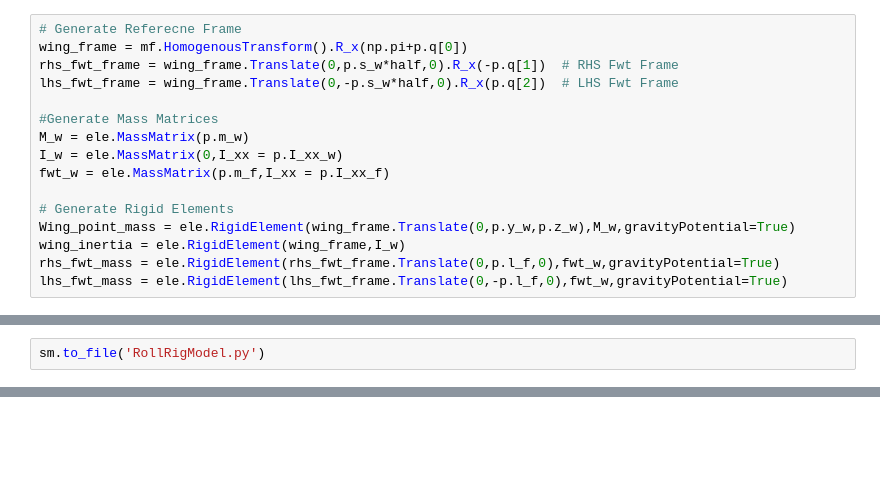
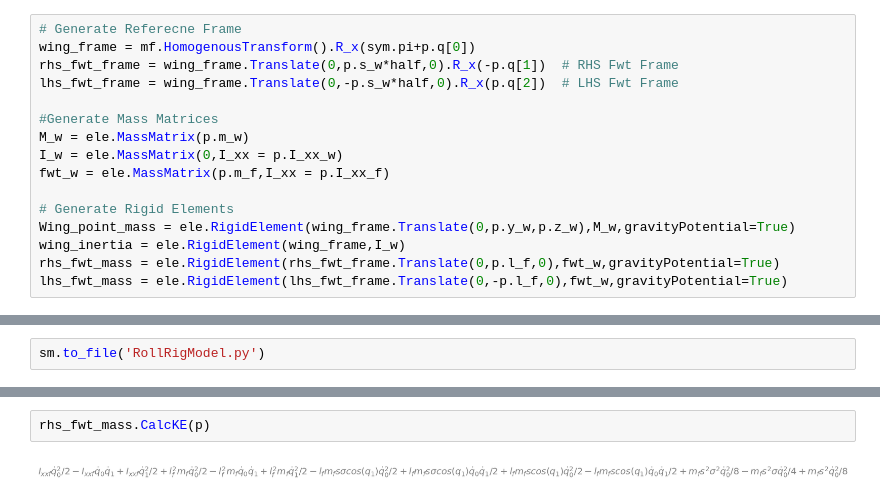
Before and after one commit to fh9g12/FwtModels, a Jupyter notebook: Workbooks/15_Rolling Rig V3/1_GenerateFreeModel.ipynb, the cells around one changed output, grey strips where cells are left out. Cells and saved outputs as stored; diff of their text form; blank space fills up the shorter version.

```diff
--- a/Workbooks/15_Rolling Rig V3/1_GenerateFreeModel.ipynb
+++ b/Workbooks/15_Rolling Rig V3/1_GenerateFreeModel.ipynb
@@ -30,7 +30,7 @@ main_panels = 20
 p = RollRig.base_params(panels = (fwt_panels*2 + main_panels))
 # %%
 # Generate Referecne Frame
-wing_frame = mf.HomogenousTransform().R_x(np.pi+p.q[0])
+wing_frame = mf.HomogenousTransform().R_x(sym.pi+p.q[0])
 rhs_fwt_frame = wing_frame.Translate(0,p.s_w*half,0).R_x(-p.q[1])  # RHS Fwt Frame
 lhs_fwt_frame = wing_frame.Translate(0,-p.s_w*half,0).R_x(p.q[2])  # LHS Fwt Frame
 
@@ -116,0 +125,4 @@ sm.to_file('RollRigModel.py')
+# %%
+rhs_fwt_mass.CalcKE(p)
+# %% [output]
+[figure, added]
```
Also changed, not shown: parts of 2 cells of this notebook, 7 other files.
